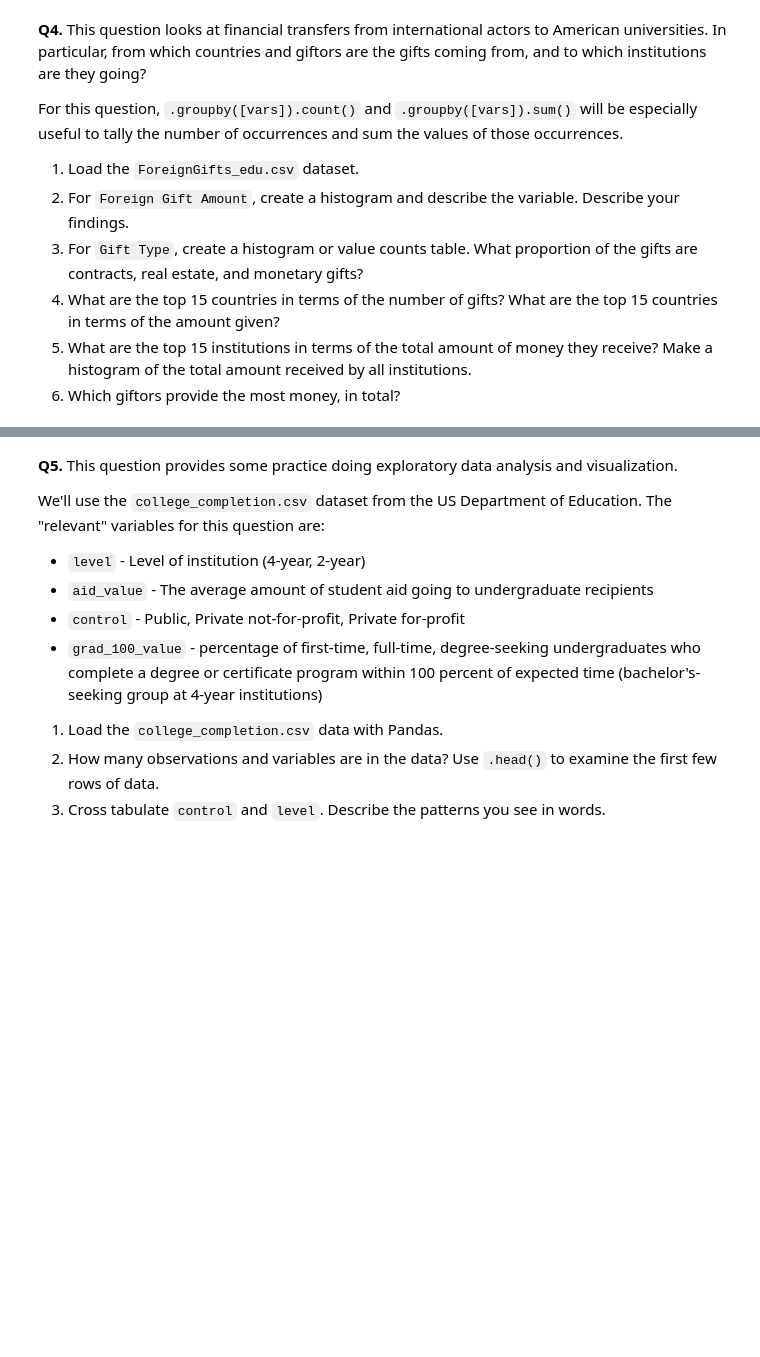
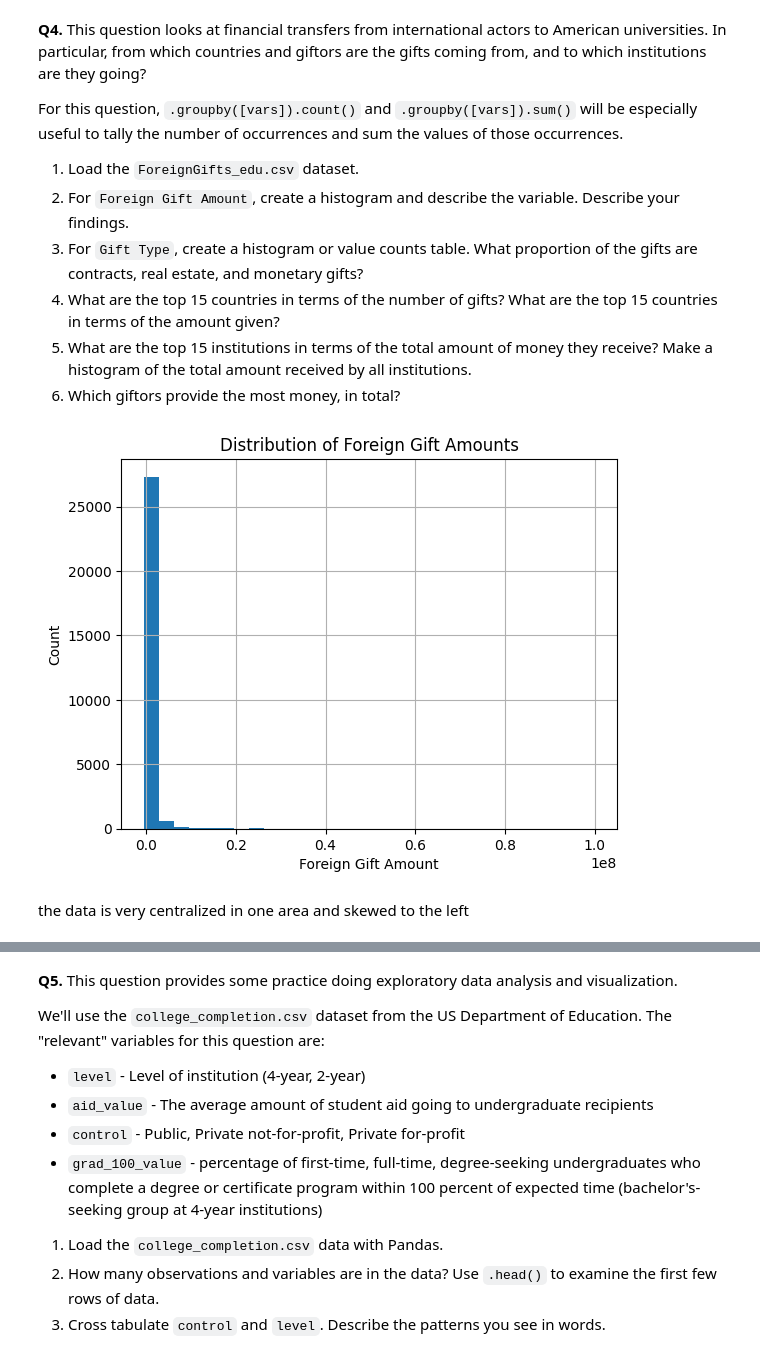
Before and after one commit to Elizabethav03/My_undergrad_ml_assignments, a Jupyter notebook: 01_assignment_wrangling_and_eda.ipynb, the cells around one changed output, grey strips where cells are left out. Drawn from its saved outputs; the diff is of its cells as text; code cells hidden in the pictures; blank space fills up the shorter version.

```diff
--- a/01_assignment_wrangling_and_eda.ipynb
+++ b/01_assignment_wrangling_and_eda.ipynb
@@ -196,3 +281,16 @@ For this question, `.groupby([vars]).count()` and `.groupby([vars]).sum()` will
 4. What are the top 15 countries in terms of the number of gifts? What are the top 15 countries in terms of the amount given?
 5. What are the top 15 institutions in terms of the total amount of money they receive? Make a histogram of the total amount received by all institutions.
 6. Which giftors provide the most money, in total?
+# %%
+Gifts = pd.read_csv('data/ForeignGifts_edu.csv', encoding='latin1')
+# %%
+Gifts["Foreign Gift Amount"].describe()
+Gifts["Foreign Gift Amount"].hist(bins=30)
+plt.xlabel("Foreign Gift Amount")
+plt.ylabel("Count")
+plt.title("Distribution of Foreign Gift Amounts")
+plt.show()
+# %% [output]
+[figure, added]
+# %% [markdown]
+the data is very centralized in one area and skewed to the left
```
Also changed, not shown: parts of 43 cells of this notebook.
